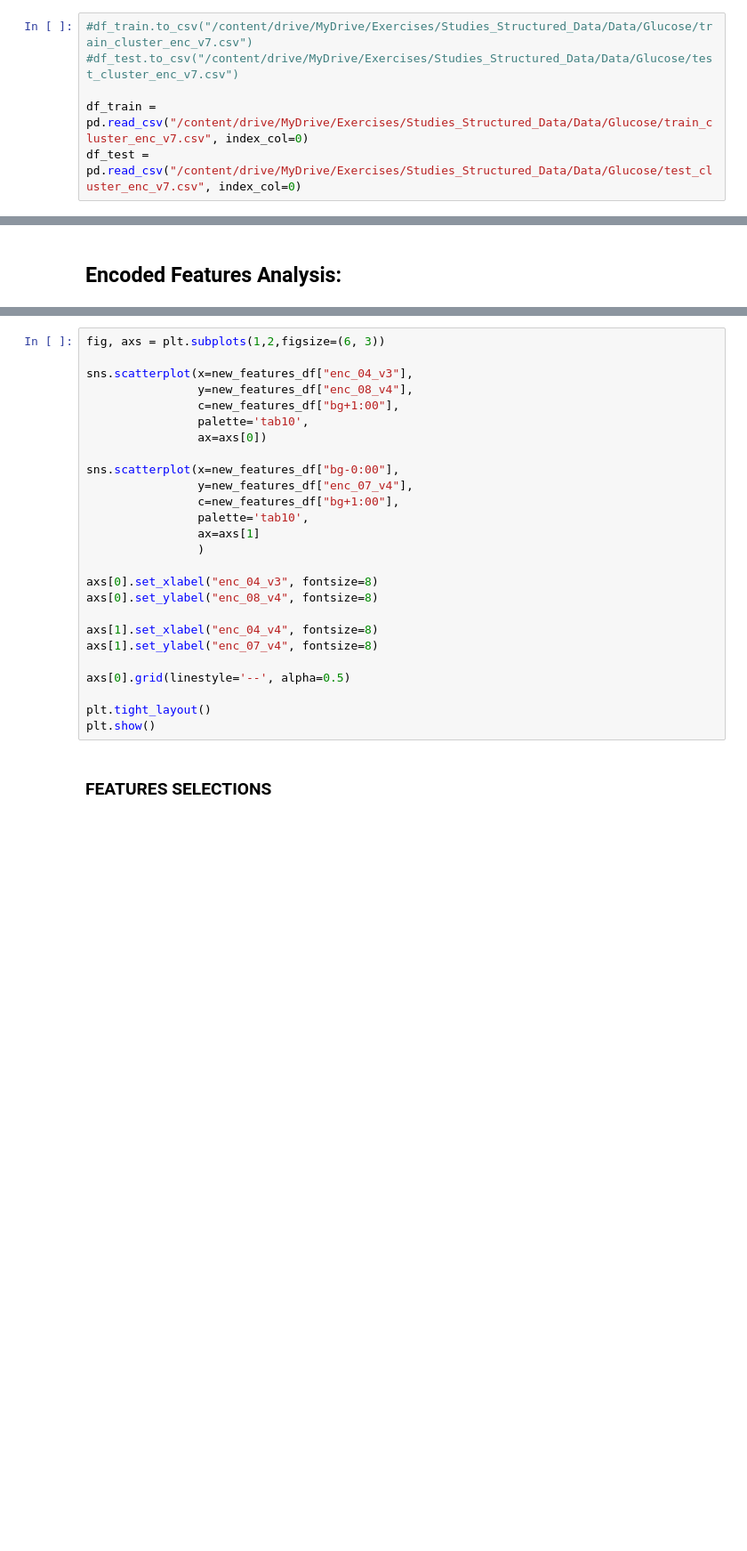
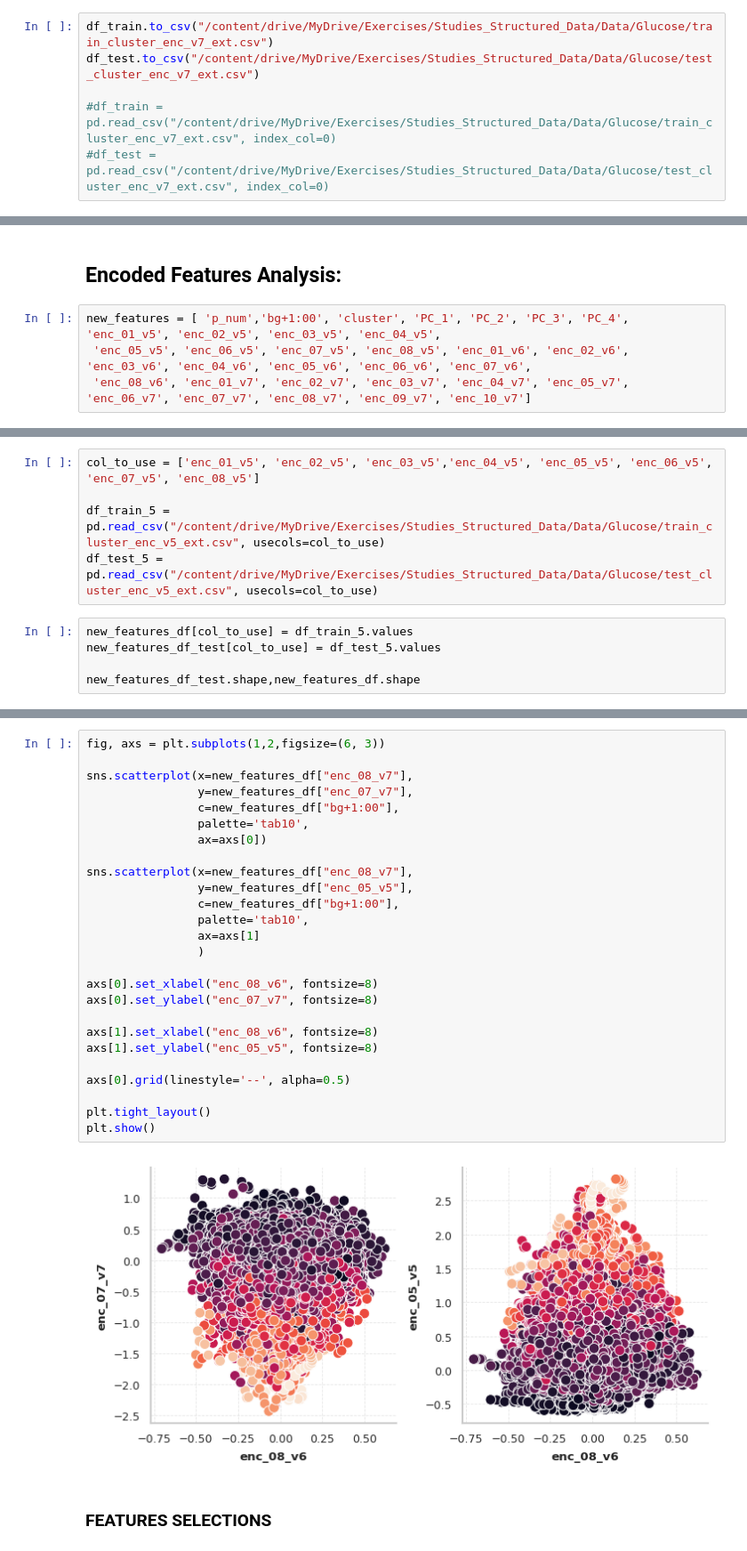
Before and after one commit to fabriziobasso/Colab_backup, a Jupyter notebook: File_00_Clusters_ext.ipynb, the cells around one changed output, grey strips where cells are left out. Shown at 89% size. Drawn from its saved outputs; the diff is of its cells as text; blank space fills up the shorter version.

```diff
--- a/File_00_Clusters_ext.ipynb
+++ b/File_00_Clusters_ext.ipynb
@@ -2699,11 +2857,11 @@ df_train.isnull().sum().sum(), df_test.isnull().sum().sum(), df_train.shape, df_
 # %% [markdown]
 ##### STORE ENCODED FEATURES from Model 7:
 # %%
-#df_train.to_csv("/content/drive/MyDrive/Exercises/Studies_Structured_Data/Data/Glucose/train_cluster_enc_v7.csv")
-#df_test.to_csv("/content/drive/MyDrive/Exercises/Studies_Structured_Data/Data/Glucose/test_cluster_enc_v7.csv")
+df_train.to_csv("/content/drive/MyDrive/Exercises/Studies_Structured_Data/Data/Glucose/train_cluster_enc_v7_ext.csv")
+df_test.to_csv("/content/drive/MyDrive/Exercises/Studies_Structured_Data/Data/Glucose/test_cluster_enc_v7_ext.csv")
 
-df_train = pd.read_csv("/content/drive/MyDrive/Exercises/Studies_Structured_Data/Data/Glucose/train_cluster_enc_v7.csv", index_col=0)
-df_test = pd.read_csv("/content/drive/MyDrive/Exercises/Studies_Structured_Data/Data/Glucose/test_cluster_enc_v7.csv", index_col=0)
+#df_train = pd.read_csv("/content/drive/MyDrive/Exercises/Studies_Structured_Data/Data/Glucose/train_cluster_enc_v7_ext.csv", index_col=0)
+#df_test = pd.read_csv("/content/drive/MyDrive/Exercises/Studies_Structured_Data/Data/Glucose/test_cluster_enc_v7_ext.csv", index_col=0)
 # %% [markdown]
 ##### Test Correlations:
 # %%
@@ -2735,3 +2916,7 @@ pred_resc_train.to_csv(f"/content/drive/MyDrive/Exercises/Studies_Structured_Dat
 # %% [markdown]
 ## Encoded Features Analysis:
+# %%
+new_features = [ 'p_num','bg+1:00', 'cluster', 'PC_1', 'PC_2', 'PC_3', 'PC_4',  'enc_01_v5', 'enc_02_v5', 'enc_03_v5', 'enc_04_v5',
+ 'enc_05_v5', 'enc_06_v5', 'enc_07_v5', 'enc_08_v5', 'enc_01_v6', 'enc_02_v6', 'enc_03_v6', 'enc_04_v6', 'enc_05_v6', 'enc_06_v6', 'enc_07_v6',
+ 'enc_08_v6', 'enc_01_v7', 'enc_02_v7', 'enc_03_v7', 'enc_04_v7', 'enc_05_v7', 'enc_06_v7', 'enc_07_v7', 'enc_08_v7', 'enc_09_v7', 'enc_10_v7']
 # %%
@@ -2747,0 +2933,10 @@ new_features
+# %%
+col_to_use = ['enc_01_v5', 'enc_02_v5', 'enc_03_v5','enc_04_v5', 'enc_05_v5', 'enc_06_v5', 'enc_07_v5', 'enc_08_v5']
+
+df_train_5 = pd.read_csv("/content/drive/MyDrive/Exercises/Studies_Structured_Data/Data/Glucose/train_cluster_enc_v5_ext.csv", usecols=col_to_use)
+df_test_5 = pd.read_csv("/content/drive/MyDrive/Exercises/Studies_Structured_Data/Data/Glucose/test_cluster_enc_v5_ext.csv", usecols=col_to_use)
+# %%
+new_features_df[col_to_use] = df_train_5.values
+new_features_df_test[col_to_use] = df_test_5.values
+
+new_features_df_test.shape,new_features_df.shape
@@ -2750,28 +2965,30 @@ new_features_df.drop(columns=['p_num','hour','minute','obv_n']).corr().style.bac
 # %%
 fig, axs = plt.subplots(1,2,figsize=(6, 3))
 
-sns.scatterplot(x=new_features_df["enc_04_v3"],
-                y=new_features_df["enc_08_v4"],
+sns.scatterplot(x=new_features_df["enc_08_v7"],
+                y=new_features_df["enc_07_v7"],
                 c=new_features_df["bg+1:00"],
                 palette='tab10',
                 ax=axs[0])
 
-sns.scatterplot(x=new_features_df["bg-0:00"],
-                y=new_features_df["enc_07_v4"],
+sns.scatterplot(x=new_features_df["enc_08_v7"],
+                y=new_features_df["enc_05_v5"],
                 c=new_features_df["bg+1:00"],
                 palette='tab10',
                 ax=axs[1]
                 )
 
-axs[0].set_xlabel("enc_04_v3", fontsize=8)
-axs[0].set_ylabel("enc_08_v4", fontsize=8)
+axs[0].set_xlabel("enc_08_v6", fontsize=8)
+axs[0].set_ylabel("enc_07_v7", fontsize=8)
 
-axs[1].set_xlabel("enc_04_v4", fontsize=8)
-axs[1].set_ylabel("enc_07_v4", fontsize=8)
+axs[1].set_xlabel("enc_08_v6", fontsize=8)
+axs[1].set_ylabel("enc_05_v5", fontsize=8)
 
 axs[0].grid(linestyle='--', alpha=0.5)
 
 plt.tight_layout()
 plt.show()
+# %% [output]
+[figure, added]
 # %% [markdown]
 ### **FEATURES SELECTIONS**
```
Also changed, not shown: parts of 109 cells of this notebook.
